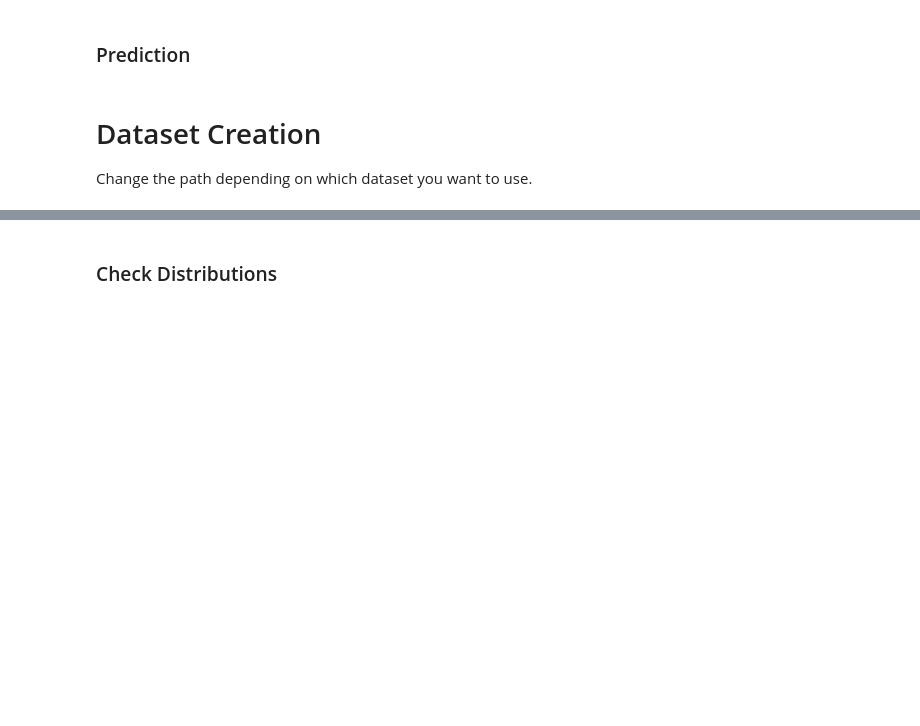
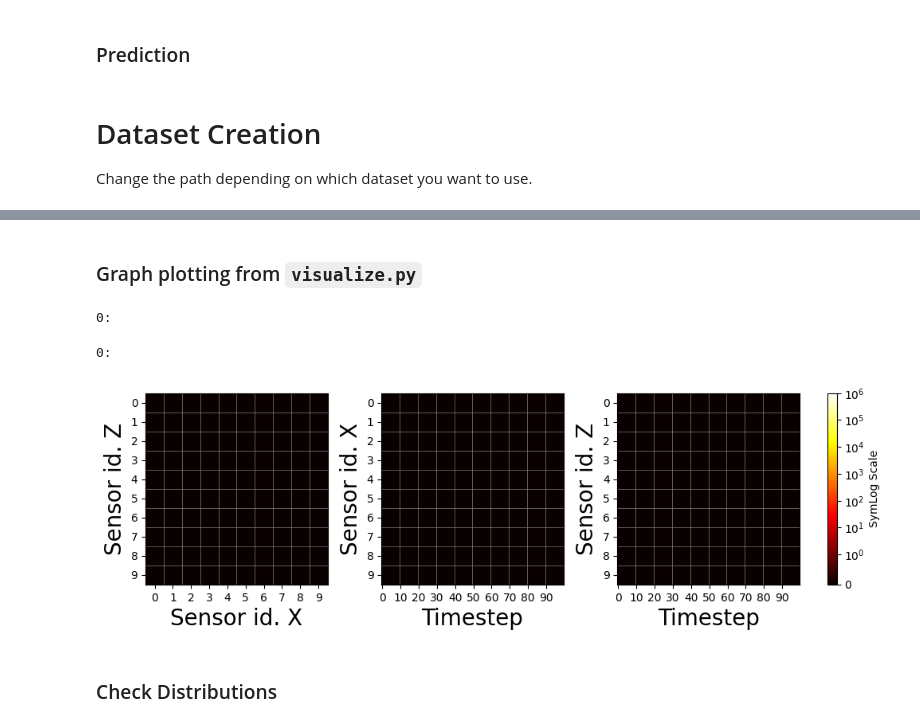
Before and after one commit to Rickard75/SNN-Cal, a Jupyter notebook: SNN/SNN.ipynb, the cells around one changed output, grey strips where cells are left out. Saved outputs shown, nothing was run; the diff lists cells and outputs as text; code cells hidden in the pictures; blank space fills up the shorter version.

```diff
--- a/SNN/SNN.ipynb
+++ b/SNN/SNN.ipynb
@@ -133,0 +132,8 @@ len(dataset)
+# %%
+print(len(dataset))
+print(dataset[29])
+
+# Controlla il primo elemento del dataset
+data, p_class = dataset[0]
+print("Forma di data:", data.shape)
+print("Classe:", p_class)
@@ -133,0 +151,2 @@ len(dataset)
+# %% [markdown]
+### Graph plotting from `visualize.py`
@@ -134,3 +322,12 @@ len(dataset)
+# %%
+plot_time_gif(index=0, dataset=dataset, cleanup=True)
+# %% [output]
+0:
+# %%
+plot_views(index=0, dataset=dataset, save=False)
+# %% [output]
+0:
+[figure, added]
 # %% [markdown]
 ### Check Distributions
 # %%
```
Also changed, not shown: parts of 7 cells of this notebook, 3 other files.
